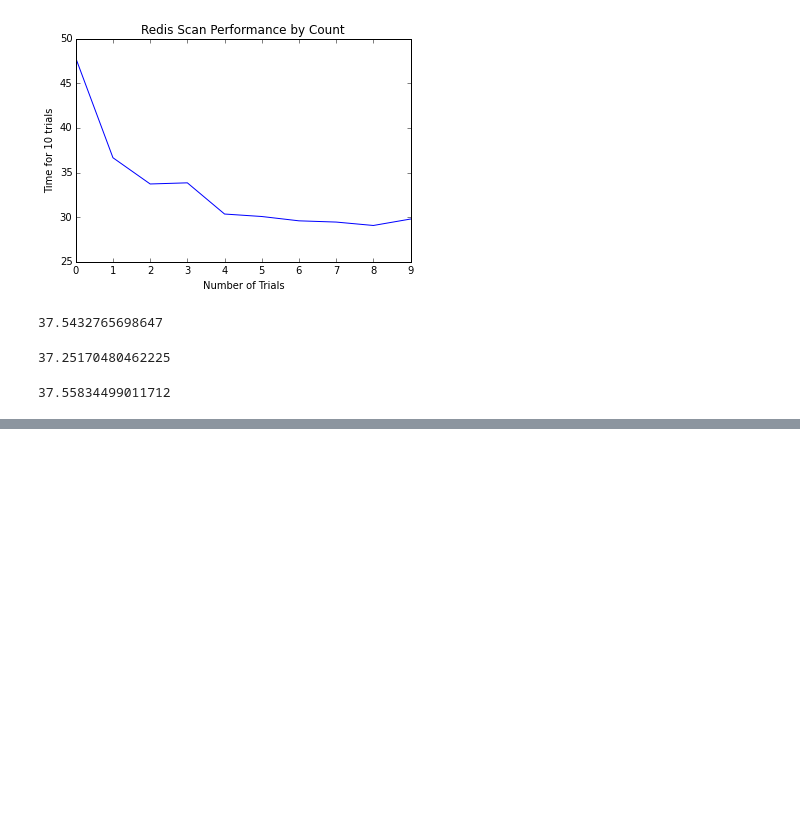
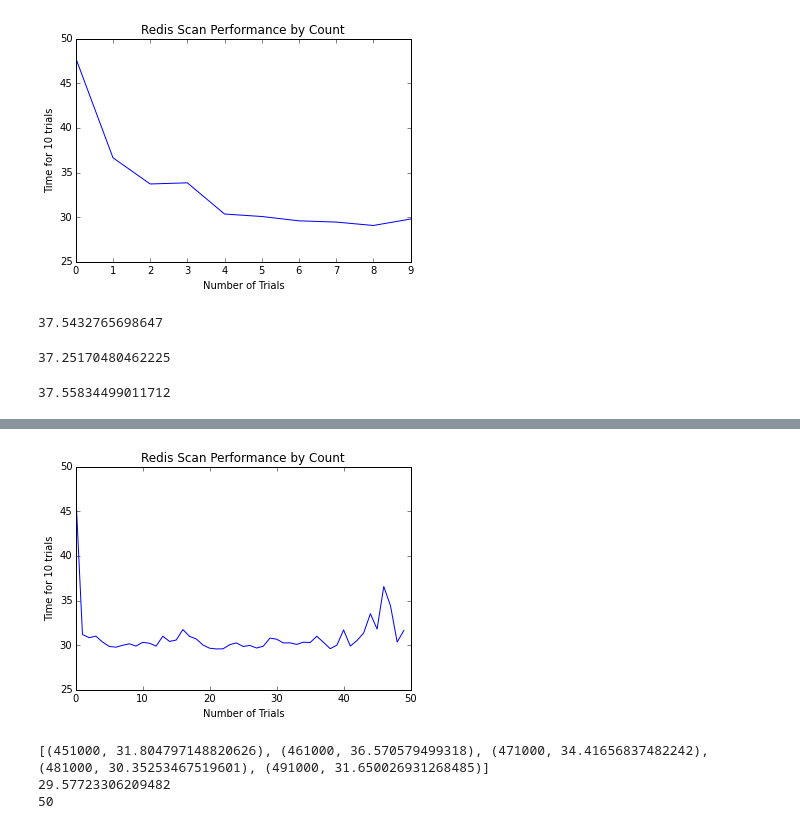
Before and after one commit to jermnelson/pyconjp-2015, a Jupyter notebook: static/notebooks/Presentation.ipynb, the cells around one changed output, grey strips where cells are left out. Saved outputs shown, nothing was run; the diff lists cells and outputs as text; code cells hidden in the pictures; blank space fills up the shorter version.

```diff
--- a/static/notebooks/Presentation.ipynb
+++ b/static/notebooks/Presentation.ipynb
@@ -171,0 +190,16 @@ for i in range(1000, 500000, 10000):
+# %%
+plt.plot([ r[1] for r in redis_trials])
+plt.title("Redis Scan Performance by Count")
+plt.ylabel("Time for 10 trials")
+plt.xlabel("Number of Trials")
+plt.show()
+# %% [output]
+[figure, added]
+# %%
+print(redis_trials[-5:])
+print(min([r[1] for r in redis_trials]))
+print(len(redis_trials))
+# %% [output]
+[(451000, 31.804797148820626), (461000, 36.570579499318), (471000, 34.41656837482242), (481000, 30.35253467519601), (491000, 31.650026931268485)]
+29.57723306209482
+50
```
Also changed, not shown: parts of 1 cell of this notebook, 2 other files.
